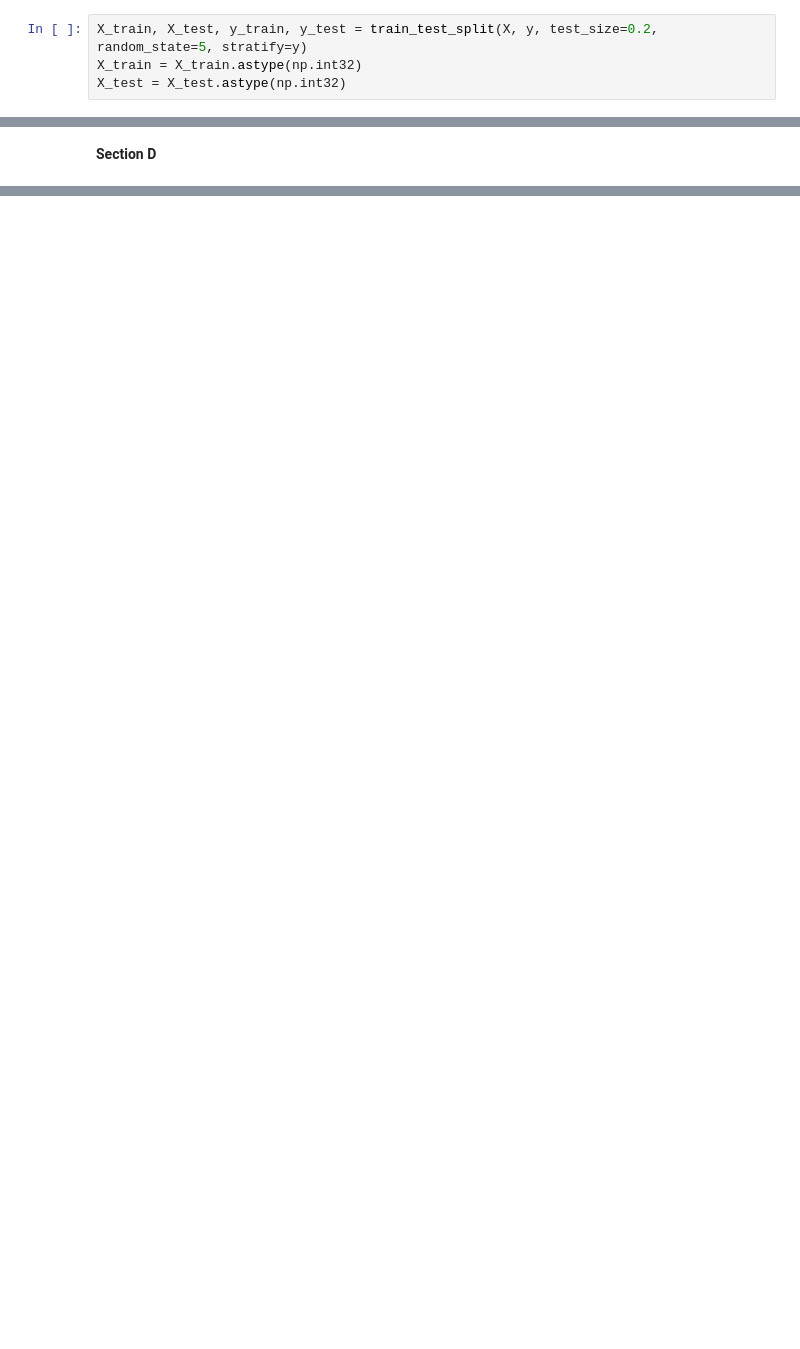
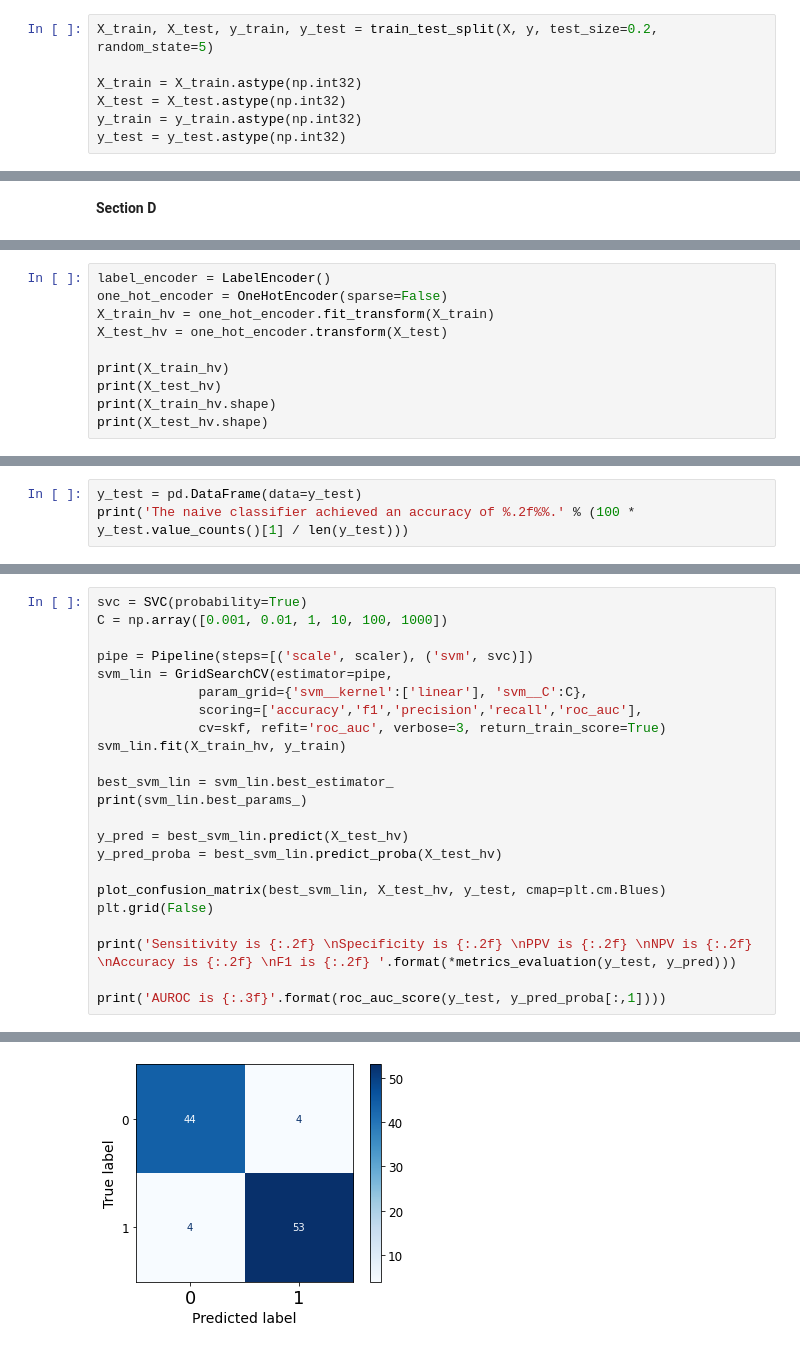
Before and after one commit to mlh-master/hw2_mlh-dmitry-arseny, a Jupyter notebook: HW2_clear.ipynb, the cells around one changed output, grey strips where cells are left out. Saved outputs shown, nothing was run; the diff lists cells and outputs as text; blank space fills up the shorter version.

```diff
--- a/HW2_clear.ipynb
+++ b/HW2_clear.ipynb
@@ -118,5 +128,8 @@ X = np.concatenate((np.ones((len(y), 1)), X), axis=1) # add bias term
 # %%
-X_train, X_test, y_train, y_test = train_test_split(X, y, test_size=0.2, random_state=5, stratify=y)
+X_train, X_test, y_train, y_test = train_test_split(X, y, test_size=0.2, random_state=5)
+
 X_train = X_train.astype(np.int32)
 X_test = X_test.astype(np.int32)
+y_train = y_train.astype(np.int32)
+y_test = y_test.astype(np.int32)
 # %% [markdown]
@@ -206,0 +225,10 @@ for f in X.columns:
+# %%
+label_encoder = LabelEncoder()
+one_hot_encoder = OneHotEncoder(sparse=False)
+X_train_hv = one_hot_encoder.fit_transform(X_train)
+X_test_hv = one_hot_encoder.transform(X_test)
+
+print(X_train_hv)
+print(X_test_hv)
+print(X_train_hv.shape)
+print(X_test_hv.shape)
@@ -206,0 +278,3 @@ for f in X.columns:
+# %%
+y_test = pd.DataFrame(data=y_test)
+print('The naive classifier achieved an accuracy of %.2f%%.' % (100 * y_test.value_counts()[1] / len(y_test)))
@@ -206,0 +337,24 @@ for f in X.columns:
+# %%
+svc = SVC(probability=True)
+C = np.array([0.001, 0.01, 1, 10, 100, 1000])
+
+pipe = Pipeline(steps=[('scale', scaler), ('svm', svc)])
+svm_lin = GridSearchCV(estimator=pipe,
+             param_grid={'svm__kernel':['linear'], 'svm__C':C},
+             scoring=['accuracy','f1','precision','recall','roc_auc'],
+             cv=skf, refit='roc_auc', verbose=3, return_train_score=True)
+svm_lin.fit(X_train_hv, y_train)
+
+best_svm_lin = svm_lin.best_estimator_
+print(svm_lin.best_params_)
+
+y_pred = best_svm_lin.predict(X_test_hv)
+y_pred_proba = best_svm_lin.predict_proba(X_test_hv)
+
+plot_confusion_matrix(best_svm_lin, X_test_hv, y_test, cmap=plt.cm.Blues)
+plt.grid(False)
+
+print('Sensitivity is {:.2f} \nSpecificity is {:.2f} \nPPV is {:.2f} \nNPV is {:.2f} \nAccuracy is {:.2f} \nF1 is {:.2f} '.format(*metrics_evaluation(y_test, y_pred)))
+
+print('AUROC is {:.3f}'.format(roc_auc_score(y_test, y_pred_proba[:,1])))
+# %% [output]
@@ -206,0 +378 @@ for f in X.columns:
+[figure, added]
```
Also changed, not shown: parts of 65 cells of this notebook, 1 other file.
